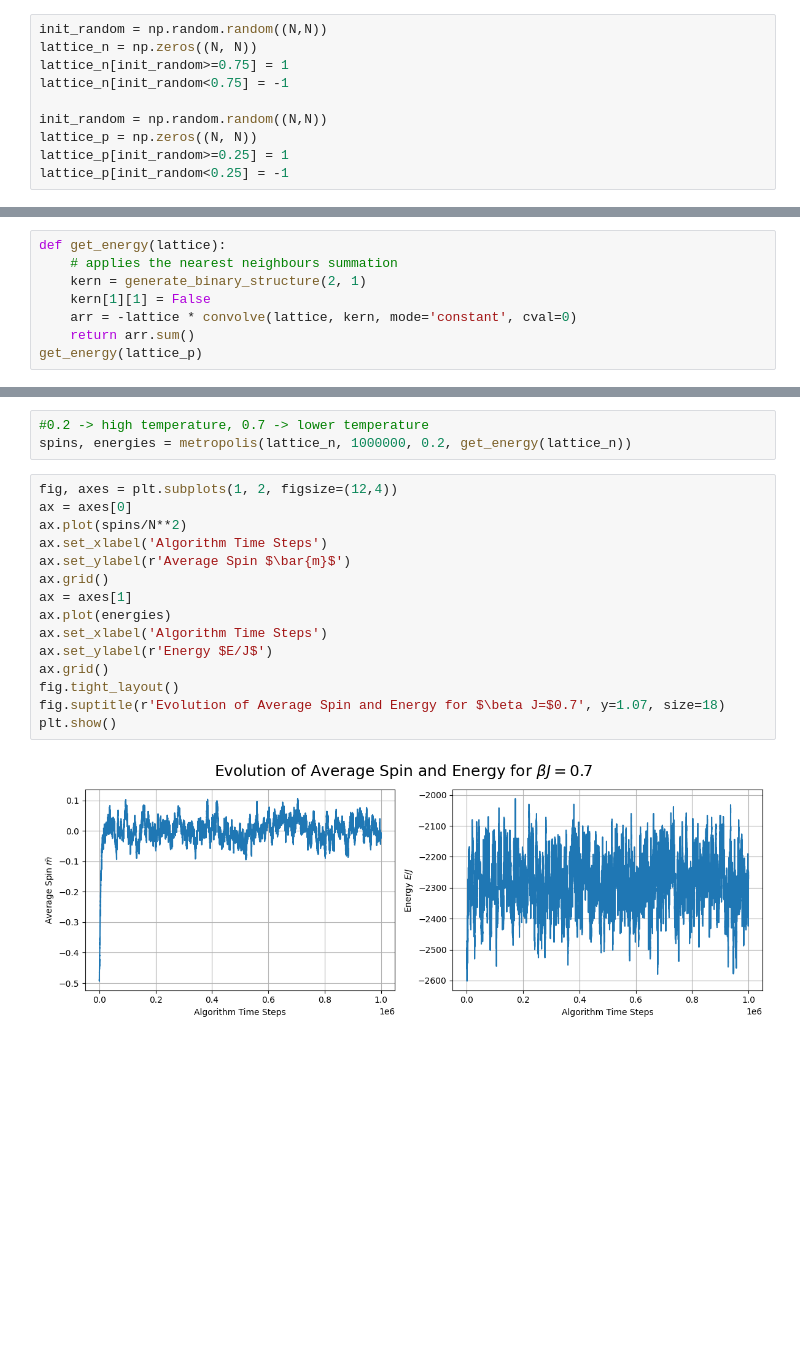
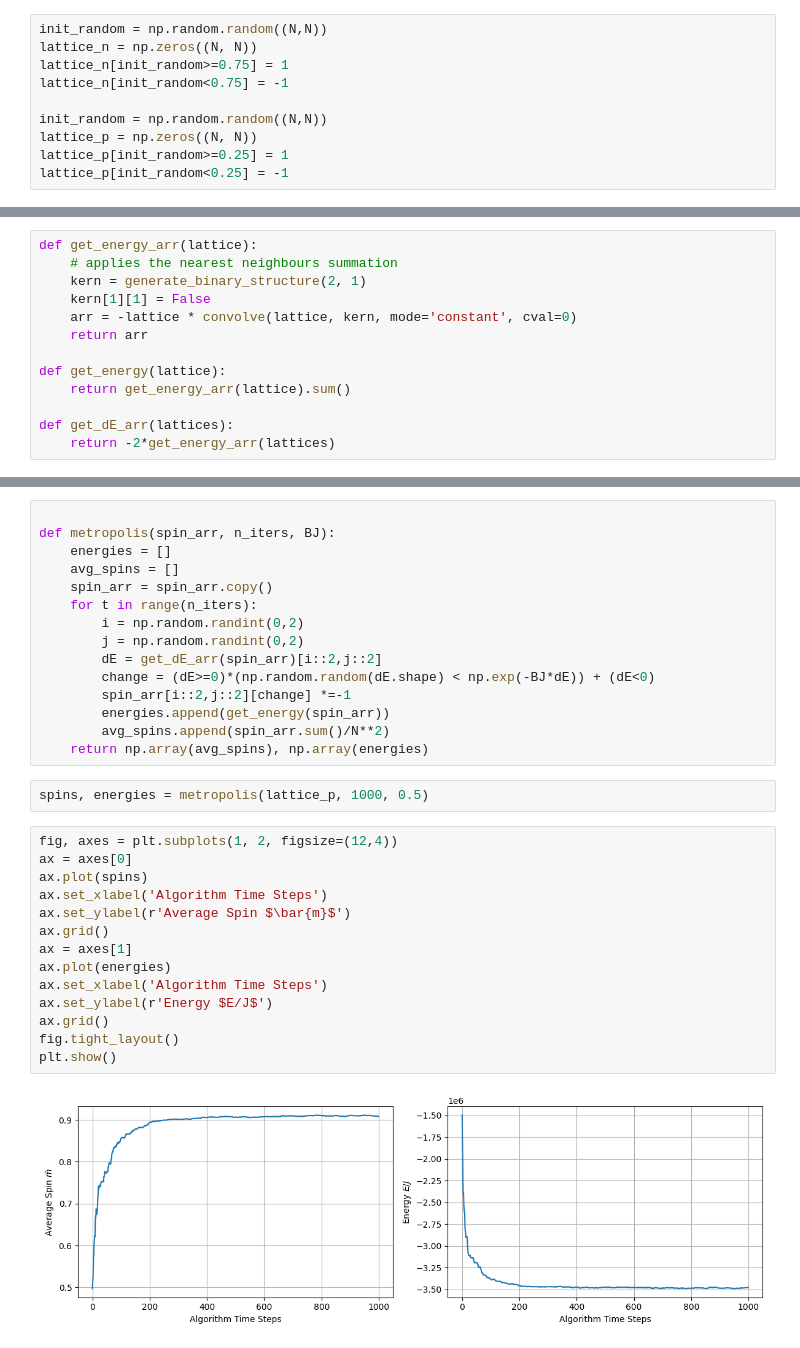
Before and after one commit to thatdavidguy/Ising, a Jupyter notebook: ising simulation.ipynb, the cells around one changed output, grey strips where cells are left out. Saved outputs shown, nothing was run; the diff lists cells and outputs as text; blank space fills up the shorter version.

```diff
--- a/ising simulation.ipynb
+++ b/ising simulation.ipynb
@@ -24,8 +25,13 @@ plt.imshow(lattice_p);
 # %%
-def get_energy(lattice):
+def get_energy_arr(lattice):
     # applies the nearest neighbours summation
     kern = generate_binary_structure(2, 1)
     kern[1][1] = False
     arr = -lattice * convolve(lattice, kern, mode='constant', cval=0)
-    return arr.sum()
-get_energy(lattice_p)
+    return arr
+
+def get_energy(lattice):
+    return get_energy_arr(lattice).sum()
+
+def get_dE_arr(lattices):
+    return -2*get_energy_arr(lattices)
@@ -76,20 +38,33 @@ def metropolis(spin_arr, times, BJ, energy):
-# %%
-#0.2 -> high temperature, 0.7 -> lower temperature
-spins, energies = metropolis(lattice_n, 1000000, 0.2, get_energy(lattice_n))
+# %%
+
+def metropolis(spin_arr, n_iters, BJ):
+    energies = []
+    avg_spins = []
+    spin_arr = spin_arr.copy()
+    for t in range(n_iters):
+        i = np.random.randint(0,2)
+        j = np.random.randint(0,2)
+        dE = get_dE_arr(spin_arr)[i::2,j::2]
+        change = (dE>=0)*(np.random.random(dE.shape) < np.exp(-BJ*dE)) + (dE<0)
+        spin_arr[i::2,j::2][change] *=-1
+        energies.append(get_energy(spin_arr))
+        avg_spins.append(spin_arr.sum()/N**2)
+    return np.array(avg_spins), np.array(energies)
+# %%
+spins, energies = metropolis(lattice_p, 1000, 0.5)
 # %%
 fig, axes = plt.subplots(1, 2, figsize=(12,4))
 ax = axes[0]
-ax.plot(spins/N**2)
+ax.plot(spins)
 ax.set_xlabel('Algorithm Time Steps')
 ax.set_ylabel(r'Average Spin $\bar{m}$')
 ax.grid()
 ax = axes[1]
 ax.plot(energies)
 ax.set_xlabel('Algorithm Time Steps')
 ax.set_ylabel(r'Energy $E/J$')
 ax.grid()
 fig.tight_layout()
-fig.suptitle(r'Evolution of Average Spin and Energy for $\beta J=$0.7', y=1.07, size=18)
 plt.show()
 # %% [output]
-[figure, old version]
+[figure, new version]
```
Also changed, not shown: parts of 10 cells of this notebook, 1 other file.
